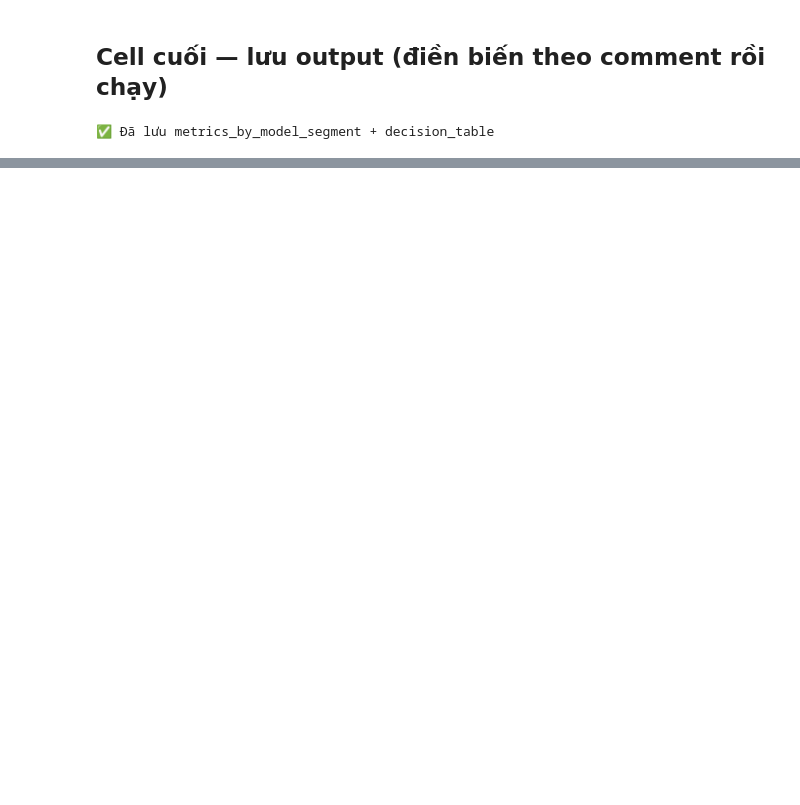
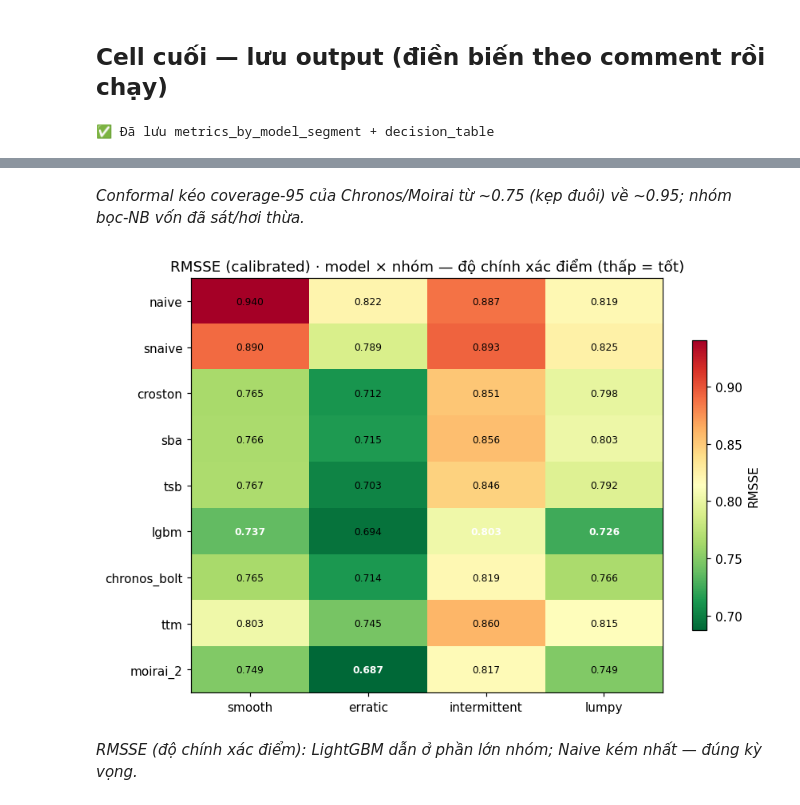
Before and after one commit to DuyKhanh162/m5-intermittent-forecasting, a Jupyter notebook: notebooks/P5.ipynb, the cells around one changed output, grey strips where cells are left out. Saved outputs shown, nothing was run; the diff lists cells and outputs as text; code cells hidden in the pictures; blank space fills up the shorter version.

```diff
--- a/notebooks/P5.ipynb
+++ b/notebooks/P5.ipynb
@@ -653,0 +704,28 @@ print("✅ Đã lưu metrics_by_model_segment + decision_table")
+# %% [markdown]
+*Conformal kéo coverage-95 của Chronos/Moirai từ ~0.75 (kẹp đuôi) về ~0.95; nhóm bọc-NB vốn đã sát/hơi thừa.*
+# %%
+# Biểu đồ C — RMSSE (calibrated) theo model × nhóm (thấp = tốt)
+import matplotlib.pyplot as plt
+import pandas as pd, numpy as np
+m = pd.read_parquet("data/outputs/metrics_by_model_segment.parquet")
+order = ["naive","snaive","croston","sba","tsb","lgbm","chronos_bolt","ttm","moirai_2"]
+segs = ["smooth","erratic","intermittent","lumpy"]
+d = m[(m.version=="calibrated") & (m.window=="ALL") & (m.segment.isin(segs))]
+piv = d.pivot(index="model", columns="segment", values="RMSSE").reindex(order)[segs]
+fig, ax = plt.subplots(figsize=(8, 5.5))
+im = ax.imshow(piv.values, cmap="RdYlGn_r", aspect="auto")
+ax.set_xticks(range(len(segs))); ax.set_xticklabels(segs)
+ax.set_yticks(range(len(order))); ax.set_yticklabels(order)
+for i in range(len(order)):
+    for j in range(len(segs)):
+        v = piv.values[i, j]
+        best = v == np.nanmin(piv[segs[j]].values)
+        ax.text(j, i, f"{v:.3f}", ha="center", va="center", fontsize=8,
+                fontweight="bold" if best else "normal", color="white" if best else "black")
+ax.set_title("RMSSE (calibrated) · model × nhóm — độ chính xác điểm (thấp = tốt)")
+fig.colorbar(im, ax=ax, shrink=0.7, label="RMSSE")
+fig.tight_layout(); plt.show()
+# %% [output]
+[figure, added]
+# %% [markdown]
+*RMSSE (độ chính xác điểm): LightGBM dẫn ở phần lớn nhóm; Naive kém nhất — đúng kỳ vọng.*
```
Also changed, not shown: parts of 4 cells of this notebook.
